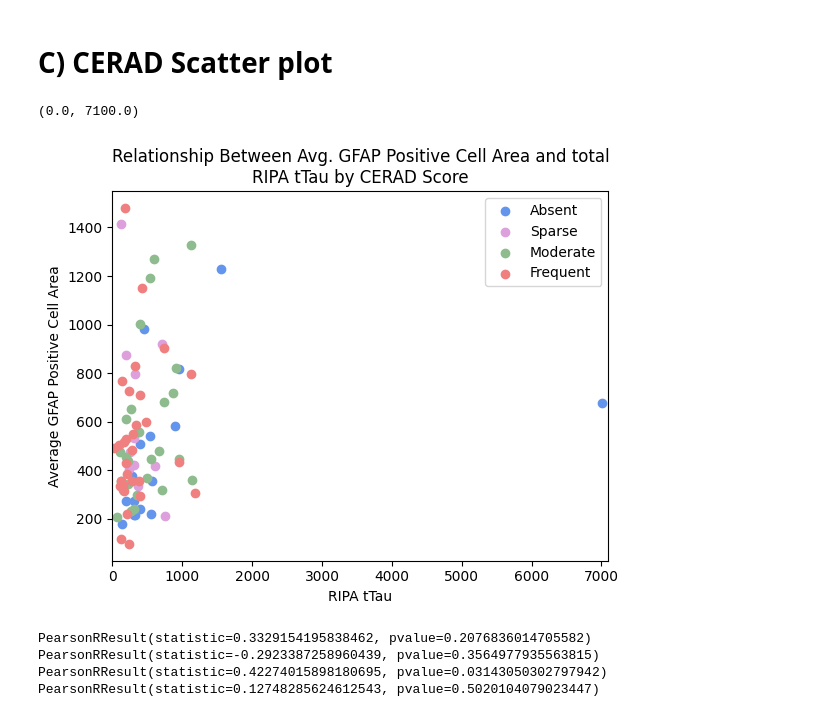
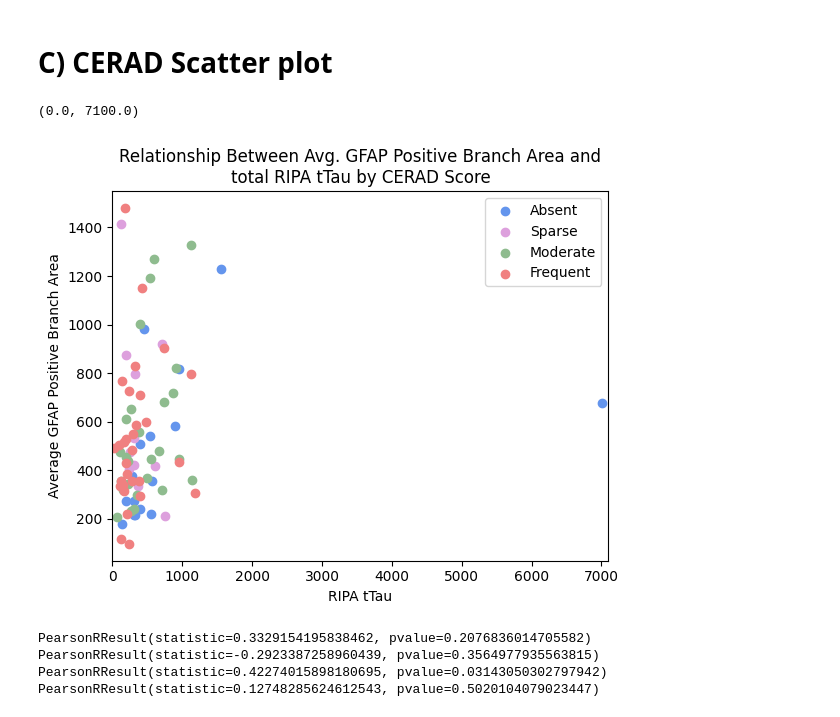
Before and after one commit to tesscstanley/NEUR265, a Jupyter notebook: 265_Project.ipynb, the cells around one changed output. Drawn from its saved outputs; the diff is of its cells as text; code cells hidden in the pictures.

```diff
--- a/265_Project.ipynb
+++ b/265_Project.ipynb
@@ -116,21 +116,21 @@ Based on the graph depicting the distribution of CERAD Scores, the number of ind
 # %%
 # Creating a scatter plot to show the relationship between the total RIPA tTau and average GFAP positve cell area, with dots color-coded by CERAD score
 #2/15
 from textwrap import wrap
 from scipy.stats import pearsonr
 plt.scatter(absent['ripa tTau_Grey matter'],absent['average GFAP positive branch area'], color = 'cornflowerblue')
 plt.scatter(sparse['ripa tTau_Grey matter'], sparse['average GFAP positive branch area'], color = 'plum')
 plt.scatter(moderate['ripa tTau_Grey matter'], moderate['average GFAP positive branch area'], color = 'darkseagreen')
 plt.scatter(frequent['ripa tTau_Grey matter'], frequent['average GFAP positive branch area'], color = 'lightcoral')
 
-plt.ylabel('Average GFAP Positive Cell Area')
+plt.ylabel('Average GFAP Positive Branch Area')
 plt.xlabel('RIPA tTau')
 plt.legend(['Absent','Sparse','Moderate','Frequent'])
-plt.title("\n".join(wrap('Relationship Between Avg. GFAP Positive Cell Area and total RIPA tTau by CERAD Score', 60)))
+plt.title("\n".join(wrap('Relationship Between Avg. GFAP Positive Branch Area and total RIPA tTau by CERAD Score', 60)))
 plt.xlim(0,7100)
 # %% [output]
 (0.0, 7100.0)
-[figure, old version]
+[figure, new version]
 # %%
 print(pearsonr(absent['ripa tTau_Grey matter'],absent['average GFAP positive branch area']))
 print(pearsonr(sparse['ripa tTau_Grey matter'],sparse['average GFAP positive branch area']))
```
Also changed, not shown: parts of 2 cells of this notebook.
